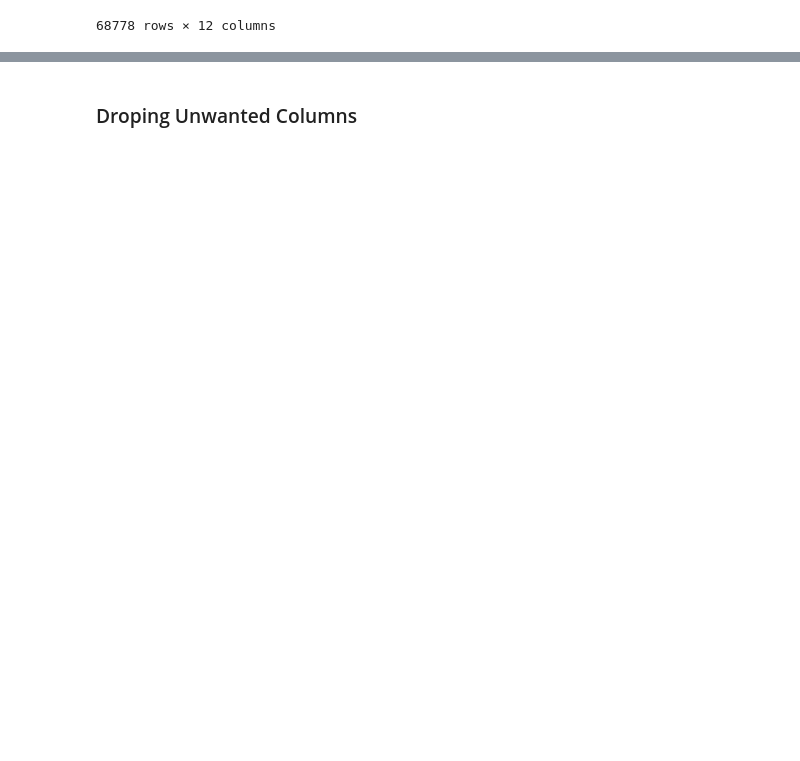
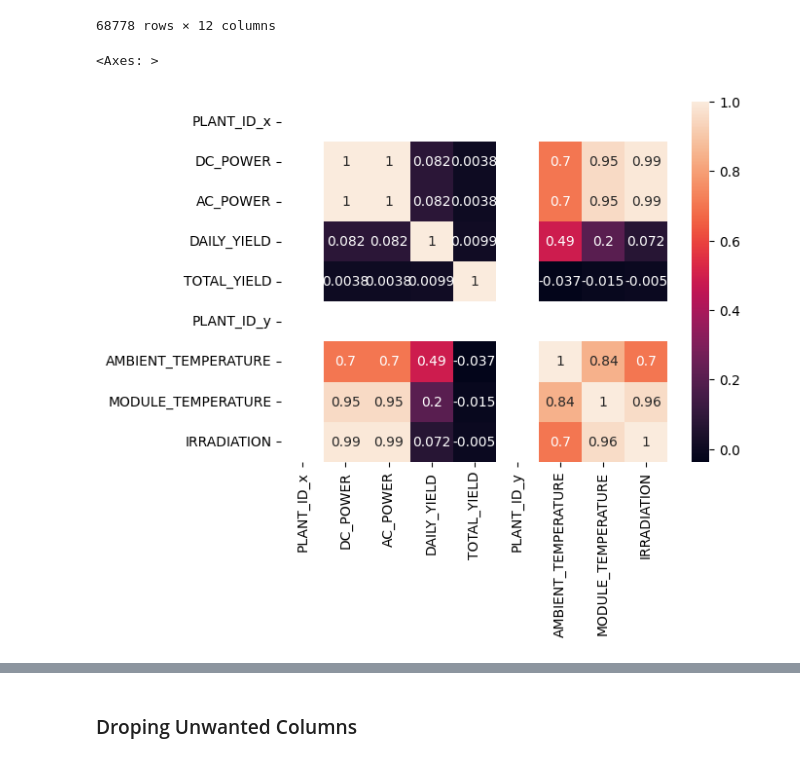
Before and after one commit to Karthik5412/Solar-Energy, a Jupyter notebook: making.ipynb, the cells around one changed output, grey strips where cells are left out. Saved outputs shown, nothing was run; the diff lists cells and outputs as text; code cells hidden in the pictures; blank space fills up the shorter version.

```diff
--- a/making.ipynb
+++ b/making.ipynb
@@ -90,3 +90,8 @@ df
 | 68776 | 2020-06-17 23:45:00 | 4135001 | zBIq5rxdHJRwDNY | 0.0 | 0.0 | 5817.000 | 6583369.0 | 4135001.0 | ... |
 | 68777 | 2020-06-17 23:45:00 | 4135001 | zVJPv84UY57bAof | 0.0 | 0.0 | 5910.000 | 7363272.0 | 4135001.0 | ... |
 68778 rows × 12 columns
+# %%
+sns.heatmap(df.corr(numeric_only=True), annot= True)
+# %% [output]
+<Axes: >
+[figure, added]
```
Also changed, not shown: parts of 30 cells of this notebook.
